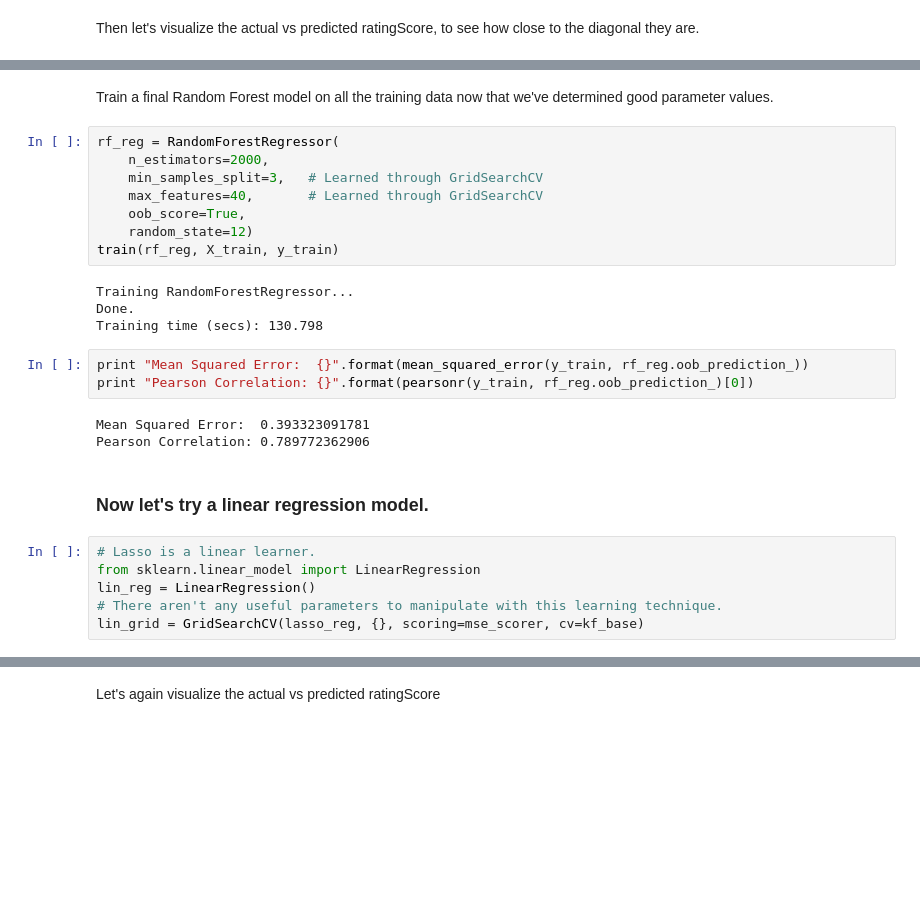
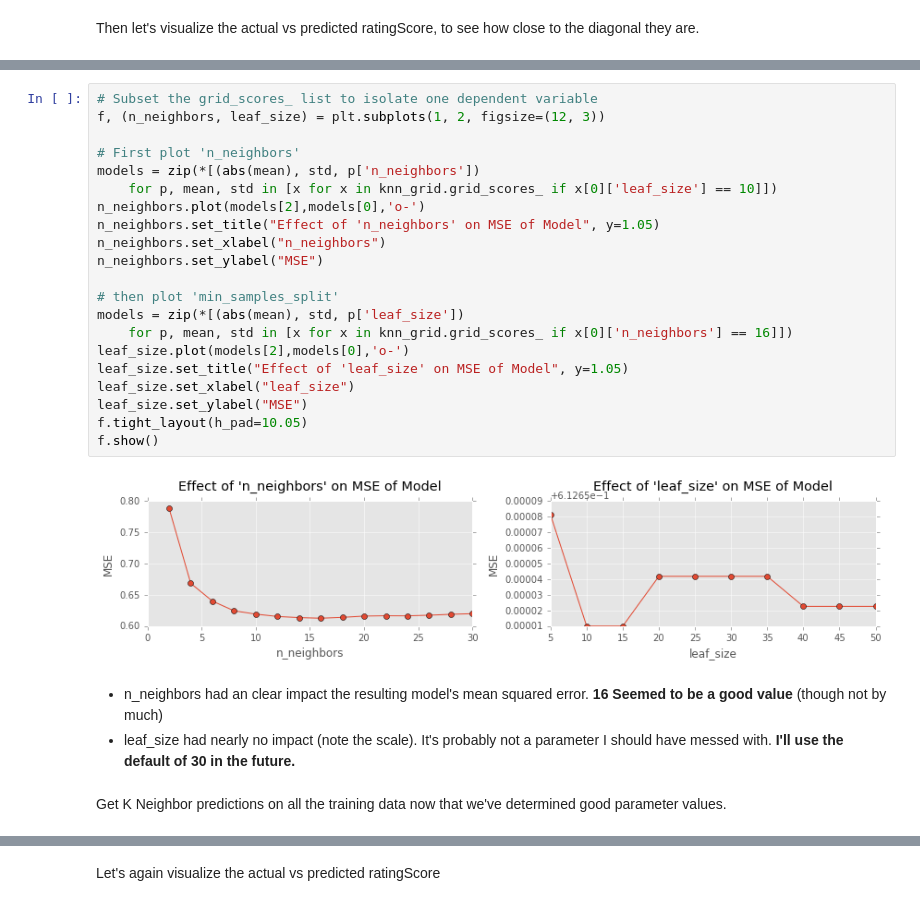
Before and after one commit to rcalme/udacity-capstone, a Jupyter notebook: Notebook/DataInvestigation.ipynb, the cells around one changed output, grey strips where cells are left out. Drawn from its saved outputs; the diff is of its cells as text; blank space fills up the shorter version.

```diff
--- a/Notebook/DataInvestigation.ipynb
+++ b/Notebook/DataInvestigation.ipynb
@@ -312,28 +345,28 @@ plt.show()
+# %%
+# Subset the grid_scores_ list to isolate one dependent variable
+f, (n_neighbors, leaf_size) = plt.subplots(1, 2, figsize=(12, 3))
+
+# First plot 'n_neighbors'
+models = zip(*[(abs(mean), std, p['n_neighbors'])
+    for p, mean, std in [x for x in knn_grid.grid_scores_ if x[0]['leaf_size'] == 10]])
+n_neighbors.plot(models[2],models[0],'o-')
+n_neighbors.set_title("Effect of 'n_neighbors' on MSE of Model", y=1.05)
+n_neighbors.set_xlabel("n_neighbors")
+n_neighbors.set_ylabel("MSE")
+
+# then plot 'min_samples_split'
+models = zip(*[(abs(mean), std, p['leaf_size'])
+    for p, mean, std in [x for x in knn_grid.grid_scores_ if x[0]['n_neighbors'] == 16]])
+leaf_size.plot(models[2],models[0],'o-')
+leaf_size.set_title("Effect of 'leaf_size' on MSE of Model", y=1.05)
+leaf_size.set_xlabel("leaf_size")
+leaf_size.set_ylabel("MSE")
+f.tight_layout(h_pad=10.05)
+f.show()
+# %% [output]
+[figure, added]
+# %% [markdown]
+* n_neighbors had an clear impact the resulting model's mean squared error. **16 Seemed to be a good value** (though not by much)
+* leaf_size had nearly no impact (note the scale). It's probably not a parameter I should have messed with. **I'll use the default of 30 in the future.**
 # %% [markdown]
-Train a final Random Forest model on all the training data now that we've determined good parameter values.
+Get K Neighbor predictions on all the training data now that we've determined good parameter values.
-# %%
-rf_reg = RandomForestRegressor(
-    n_estimators=2000,
-    min_samples_split=3,   # Learned through GridSearchCV
-    max_features=40,       # Learned through GridSearchCV
-    oob_score=True,
-    random_state=12)
-train(rf_reg, X_train, y_train)
-# %% [output]
-Training RandomForestRegressor...
-Done.
-Training time (secs): 130.798
-# %%
-print "Mean Squared Error:  {}".format(mean_squared_error(y_train, rf_reg.oob_prediction_))
-print "Pearson Correlation: {}".format(pearsonr(y_train, rf_reg.oob_prediction_)[0])
-# %% [output]
-Mean Squared Error:  0.393323091781
-Pearson Correlation: 0.789772362906
-# %% [markdown]
-### Now let's try a linear regression model.
-# %%
-# Lasso is a linear learner.
-from sklearn.linear_model import LinearRegression
-lin_reg = LinearRegression()
-# There aren't any useful parameters to manipulate with this learning technique.
-lin_grid = GridSearchCV(lasso_reg, {}, scoring=mse_scorer, cv=kf_base)
```
Also changed, not shown: parts of 39 cells of this notebook.
